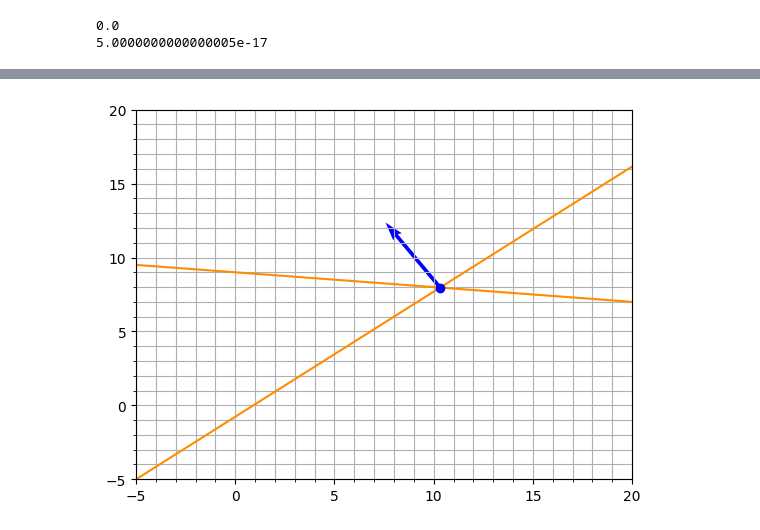
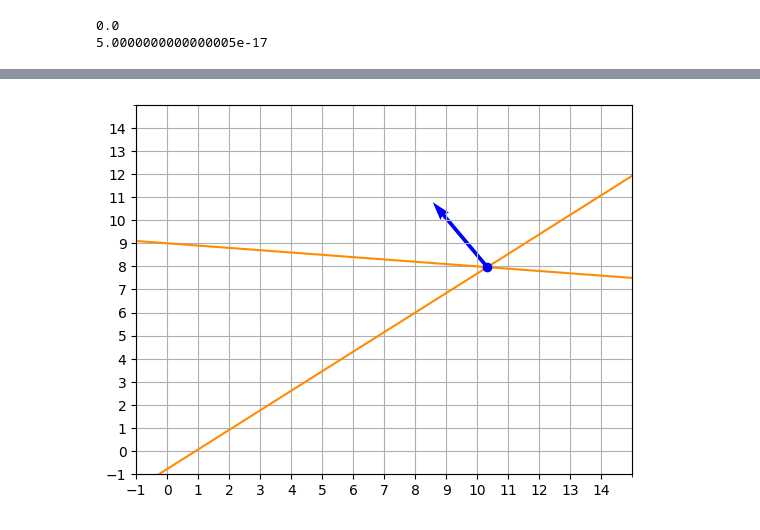
Before and after one commit to OafishSpark/Cutting-Plane-Generators, a Jupyter notebook: test.ipynb, the cells around one changed output, grey strips where cells are left out. Cells and saved outputs as stored; diff of their text form; code cells hidden in the pictures.

```diff
--- a/test.ipynb
+++ b/test.ipynb
@@ -49,41 +73,41 @@ x = np.array([-10 + 0.1 * i for i in range(0, 1001)])
 fig = plt.figure()
 ax = fig.add_subplot(1, 1, 1)
 ax.grid(which='both', clip_on=False)
-ax.set_ylim(-5, 20)
-ax.set_xlim(-5, 20)
+ax.set_ylim(-1, 14)
+ax.set_xlim(-1, 14)
 
-major_ticks = np.arange(-5, 21, 5)
-minor_ticks = np.arange(-4, 21, 1)
+major_ticks = np.arange(-1, 15, 1)
+minor_ticks = np.arange(-1, 16, 1)
 
 ax.set_xticks(major_ticks)
 ax.set_xticks(minor_ticks, minor=True)
 ax.set_yticks(major_ticks)
 ax.set_yticks(minor_ticks, minor=True)
 
 for sign, row, rhs in constraints:
-
     if row[1] != 0:
+        x = np.array([-10 + 0.1 * i for i in range(0, 1001)])
         y = (rhs - row[0] * x) / row[1]
     else:
         y = np.array([-10 + 0.1 * i for i in range(0, 1001)])
         x = np.ones(len(y)) * rhs / row[0]
     ax.plot(x, y, 'darkorange')
 
 lp = LP()
 lp.readLP(b"./files/plane.mps")
 lp.solve()
 x_r, y_r = lp.getPrimal()
 
 ax.plot(x_r, y_r, 'ob')
 
 V = np.array(-obj)
 origin = np.array([[x_r],[y_r]])
 
 ax.quiver(*origin, V[0], V[1], color=['b'], scale=100, clip_on=False)
 
 plt.show()
 # %% [output]
-[figure, old version]
+[figure, new version]
 # %%
 from pyscipopt import Model
 
```
Also changed, not shown: parts of 8 cells of this notebook, 21 other files.
